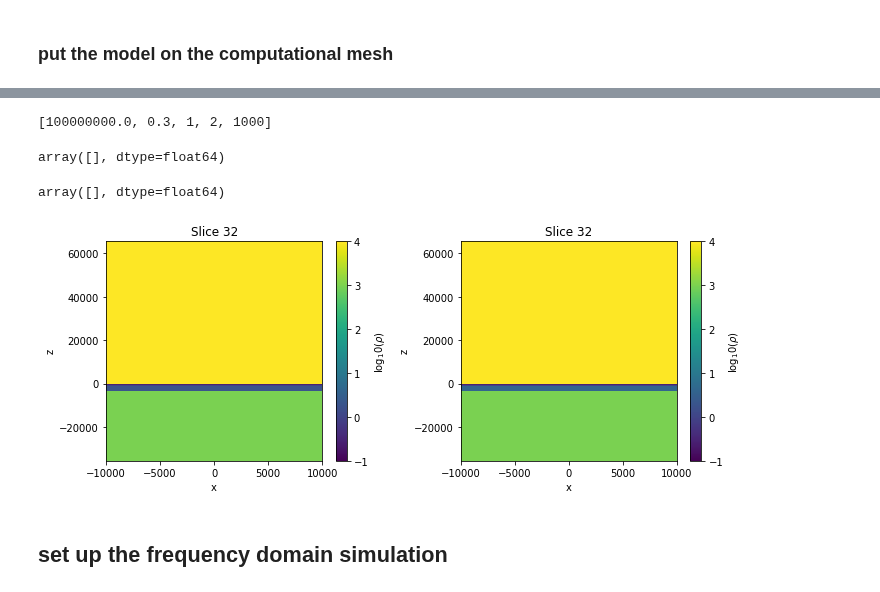
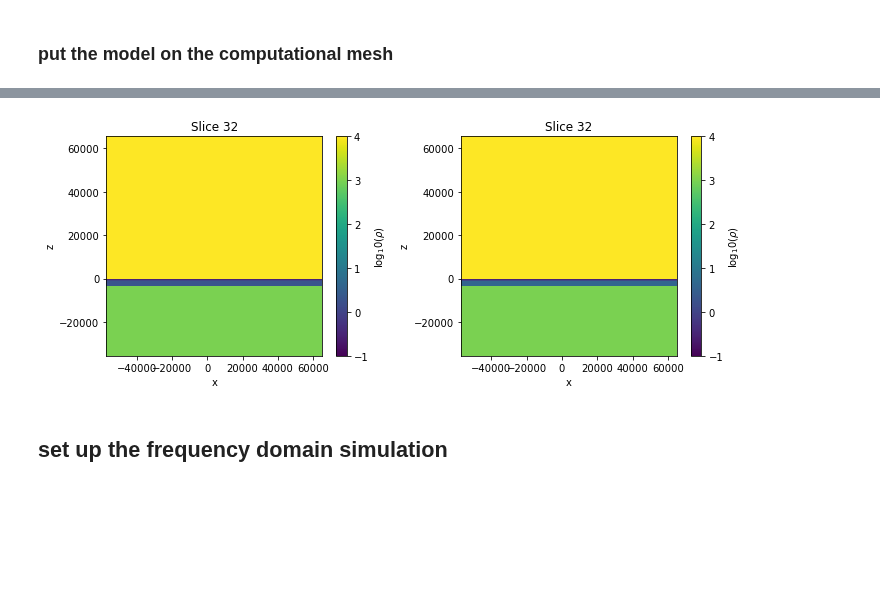
Before and after one commit to swung-research/3d-csem-open-source-landscape, a Jupyter notebook: model-block/SimPEG/layer-simpeg-tensor.ipynb, the cells around one changed output, grey strips where cells are left out. Drawn from its saved outputs; the diff is of its cells as text; code cells hidden in the pictures; blank space fills up the shorter version.

```diff
--- a/model-block/SimPEG/layer-simpeg-tensor.ipynb
+++ b/model-block/SimPEG/layer-simpeg-tensor.ipynb
@@ -130 +54,3 @@ hz = discretize.utils.meshTensor(hz)
+# %%
+mesh_b = discretize.load_mesh("./emg3d_tensor_mesh.json")
 # %%
@@ -259,4 +81,0 @@ aniso
-# %%
-res1d
-# %% [output]
-[100000000.0, 0.3, 1, 2, 1000]
@@ -266,29 +82,21 @@ res1d
-# %%
-rhov_b[rhoh_b == 0.3]
-# %% [output]
-array([], dtype=float64)
-# %%
-rhoh_b[rhoh_b == 0.3]
-# %% [output]
-array([], dtype=float64)
+# %%
+rhoh_b, rhov_b = build_model(mesh_b)
 # %%
 fig, ax = plt.subplots(1, 2, figsize=(10, 4))
 ii = 3
 for a, m, mesh in zip(
     ax.flatten(),
     [rhoh_b, rhov_b], #rhoh_t, rhov_t],
     [mesh_b, mesh_b], #mesh_t, mesh_t]
 ):
     cb = plt.colorbar(
         mesh.plotSlice(np.log10(m), ax=a, normal='Y', clim=(-1, 4))[0], ax=a
     )
     cb.set_label("log$_10$($\\rho$)")
-    a.set_xlim(0.5*domain_x*np.r_[-1, 1])
-#     a.set_ylim([-500 + depth[ii], 500 + depth[ii]])
 
 plt.tight_layout()
 # %% [output]
-[figure, old version]
+[figure, new version]
 # %%
 rho_b = np.vstack([rhoh_b, rhoh_b, rhov_b]).T
 # %% [markdown]
```
Also changed, not shown: parts of 41 cells of this notebook, 6 other files.
